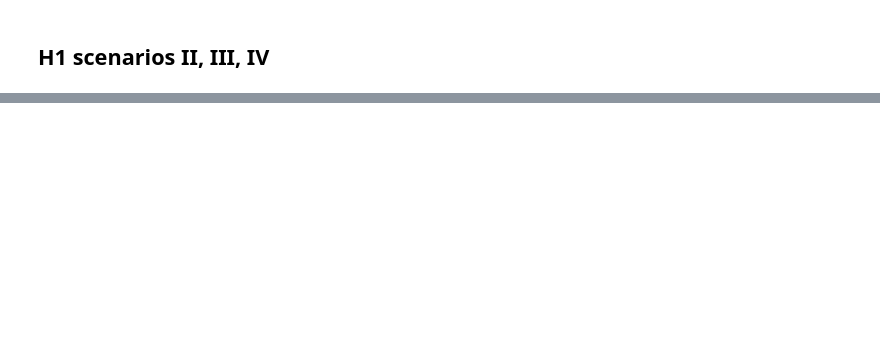
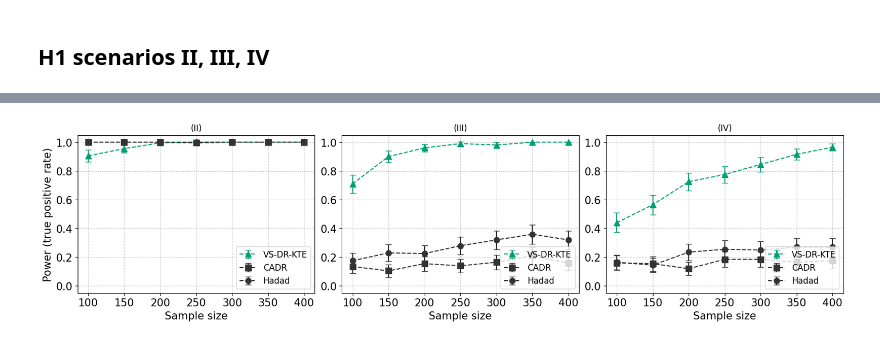
Before and after one commit to houssamzenati/adaptive-KTE, a Jupyter notebook: experiment_adaptive-sigmoidal-structural-func.ipynb, the cells around one changed output, grey strips where cells are left out. Drawn from its saved outputs; the diff is of its cells as text; code cells hidden in the pictures; blank space fills up the shorter version.

```diff
--- a/experiment_adaptive-sigmoidal-structural-func.ipynb
+++ b/experiment_adaptive-sigmoidal-structural-func.ipynb
@@ -565,31 +571,33 @@ def plot_power_scenarios_adaptive_alternative(
                 y=power_values,
                 yerr=yerr,
                 capsize=4,
                 marker=markers[i % len(markers)],
                 linestyle='--',
                 linewidth=1.5,
                 markersize=8,
                 label=method_label.get(method, method),
                 color=colors.get(method, "#333333")
             )
 
         # Reference lines: nominal alpha (for orientation) and 80% power target
         # ax.axhline(alpha, color="black", linestyle=":", linewidth=1, label="α")
         ax.axhline(0.8, color="#888888", linestyle=":", linewidth=1)
 
         ax.legend(loc="lower right")
 
     os.makedirs(os.path.dirname(save_path), exist_ok=True)
     plt.savefig(save_path, bbox_inches="tight")
     plt.show()
 
 plot_power_scenarios_adaptive_alternative(
     d=d,
     scenario_list=['II','III','IV'],
     ns_list=ns_list,
     methods=['VS-DR-KTE', 'CADR', 'Hadad'],
     name_folder='results/adaptive_sigmoidal/',
     split_suffix='_alternating.csv',
     alpha=0.05,
-    save_path='plots/scenarios_II_III_IV_adaptive_power.png'
+    save_path='plots/scenarios_II_III_IV_adaptive_sigmoidal_power.png'
 )
+# %% [output]
+[figure, added]
```
Also changed, not shown: parts of 2 cells of this notebook, 3 other files.
